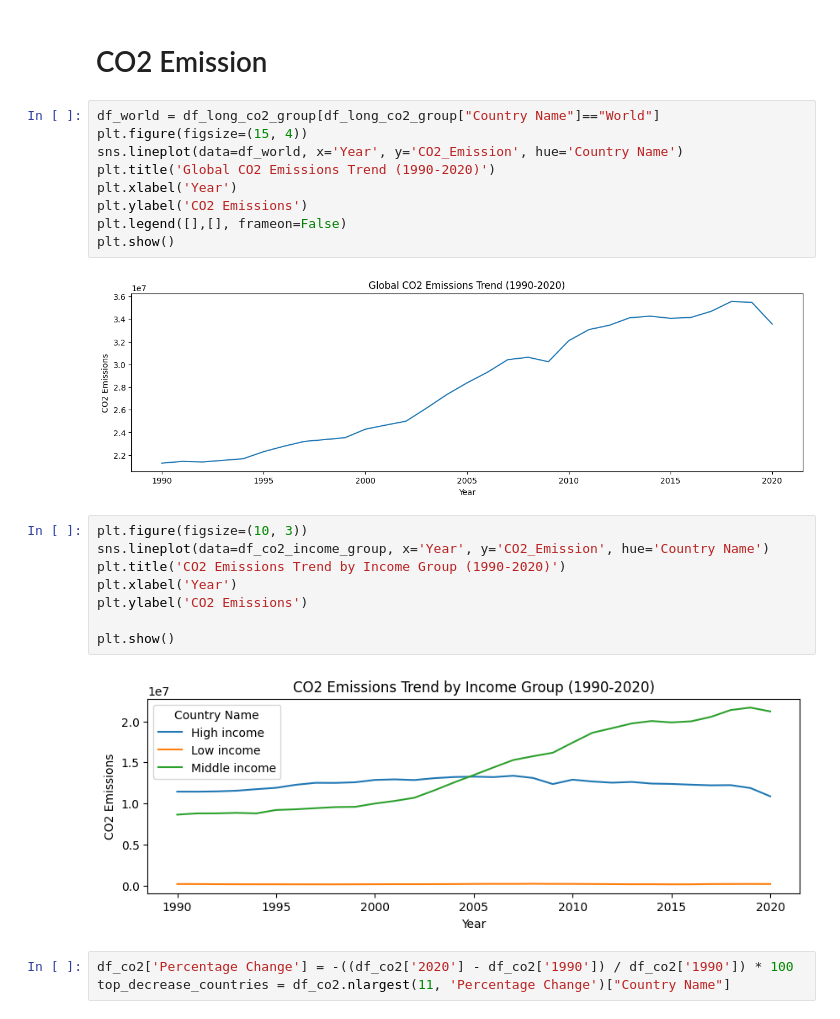
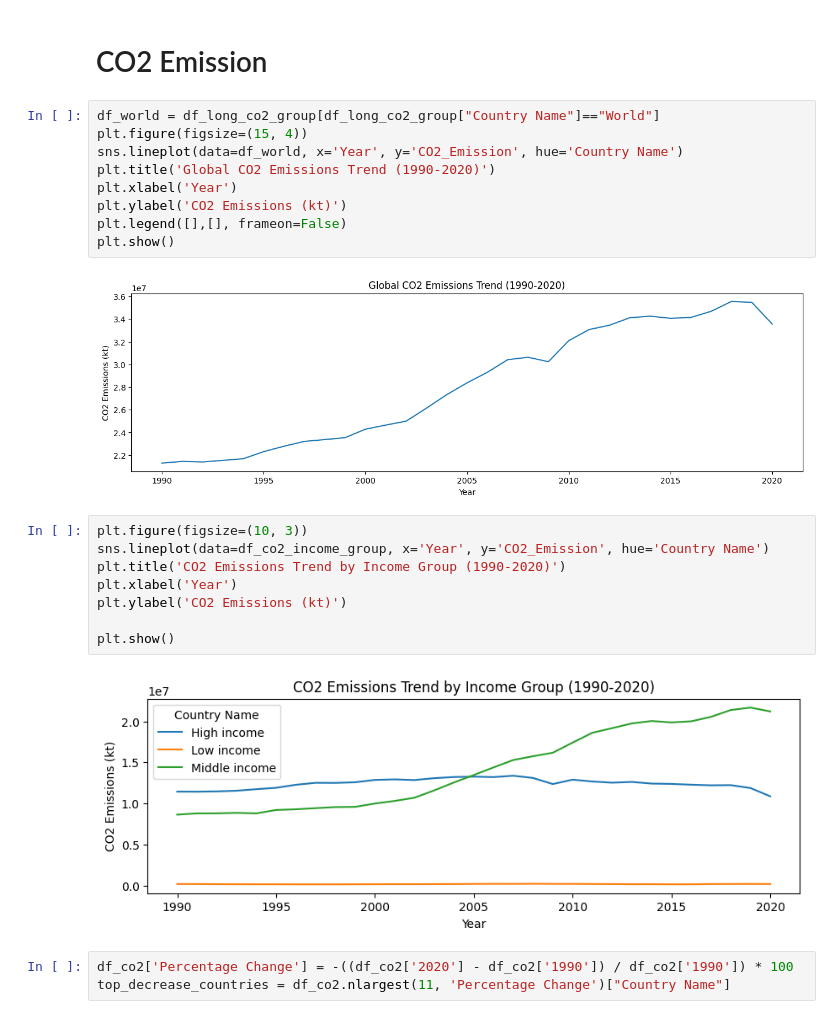
Before and after one commit to nathan-vo810/FAU_MADE_SS24, a Jupyter notebook: project/data_analysis_notebook.ipynb, the cells around one changed output. Drawn from its saved outputs; the diff is of its cells as text.

```diff
--- a/project/data_analysis_notebook.ipynb
+++ b/project/data_analysis_notebook.ipynb
@@ -43,24 +43,24 @@ df_rnew_income_group = df_long_rnew_group[df_long_rnew_group["Country Name"].isi
 # %%
 df_world = df_long_co2_group[df_long_co2_group["Country Name"]=="World"]
 plt.figure(figsize=(15, 4))
 sns.lineplot(data=df_world, x='Year', y='CO2_Emission', hue='Country Name')
 plt.title('Global CO2 Emissions Trend (1990-2020)')
 plt.xlabel('Year')
-plt.ylabel('CO2 Emissions')
+plt.ylabel('CO2 Emissions (kt)')
 plt.legend([],[], frameon=False)
 plt.show()
 # %% [output]
-[figure, old version]
+[figure, new version]
 # %%
 plt.figure(figsize=(10, 3))
 sns.lineplot(data=df_co2_income_group, x='Year', y='CO2_Emission', hue='Country Name')
 plt.title('CO2 Emissions Trend by Income Group (1990-2020)')
 plt.xlabel('Year')
-plt.ylabel('CO2 Emissions')
+plt.ylabel('CO2 Emissions (kt)')
 
 plt.show()
 # %% [output]
-[figure, old version]
+[figure, new version]
 # %%
 df_co2['Percentage Change'] = -((df_co2['2020'] - df_co2['1990']) / df_co2['1990']) * 100
 top_decrease_countries = df_co2.nlargest(11, 'Percentage Change')["Country Name"]
```
Also changed, not shown: 1 other file.
